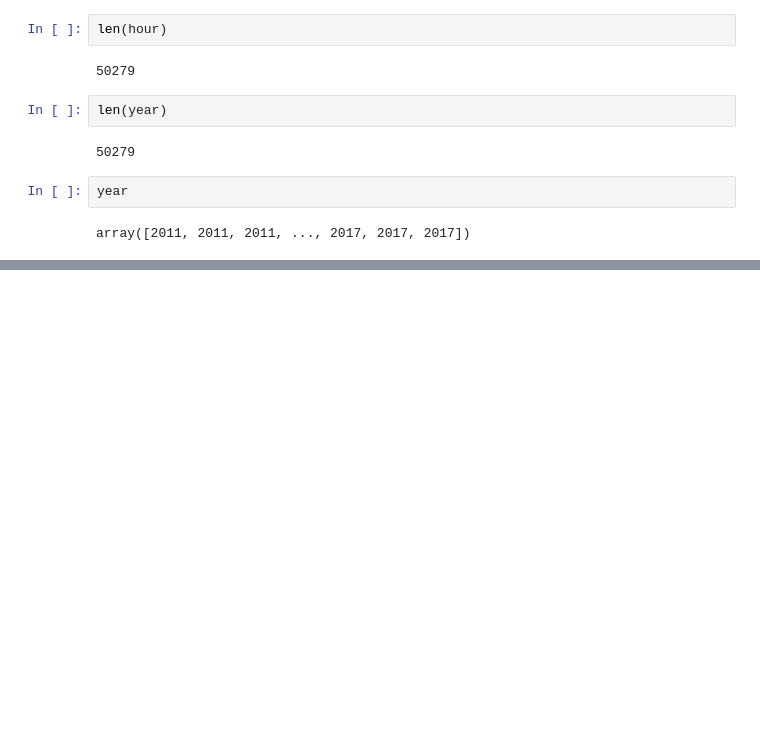
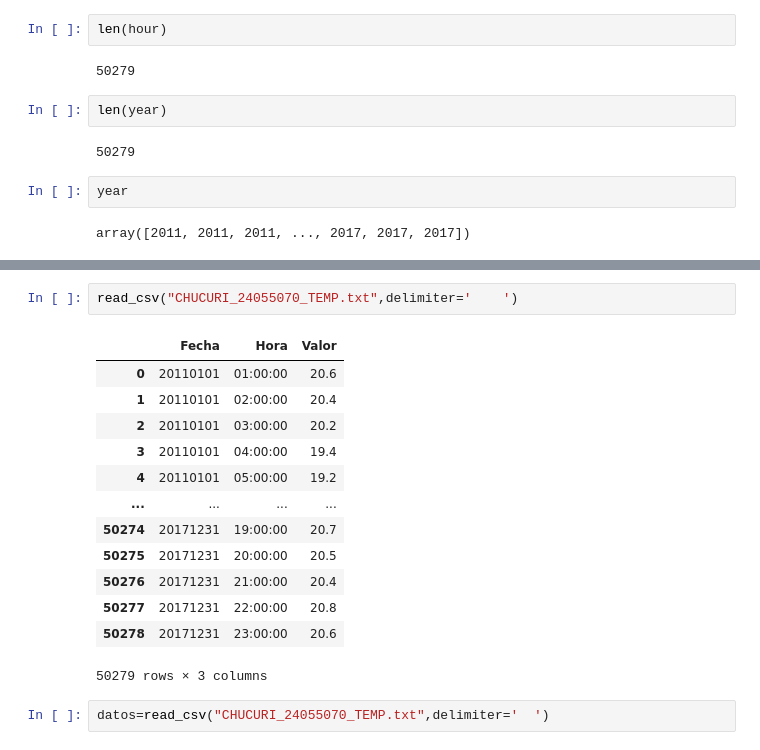
Before and after one commit to chris051091/Seminario-3, a Jupyter notebook: leer_datos_temp.ipynb, the cells around one changed output, grey strips where cells are left out. Drawn from its saved outputs; the diff is of its cells as text; blank space fills up the shorter version.

```diff
--- a/leer_datos_temp.ipynb
+++ b/leer_datos_temp.ipynb
@@ -126,0 +191,18 @@ array([2011, 2011, 2011, ..., 2017, 2017, 2017])
+# %%
+read_csv("CHUCURI_24055070_TEMP.txt",delimiter='	')
+# %% [output]
+|  | Fecha | Hora | Valor |
+| 0 | 20110101 | 01:00:00 | 20.6 |
+| 1 | 20110101 | 02:00:00 | 20.4 |
+| 2 | 20110101 | 03:00:00 | 20.2 |
+| 3 | 20110101 | 04:00:00 | 19.4 |
+| 4 | 20110101 | 05:00:00 | 19.2 |
+| ... | ... | ... | ... |
+| 50274 | 20171231 | 19:00:00 | 20.7 |
+| 50275 | 20171231 | 20:00:00 | 20.5 |
+| 50276 | 20171231 | 21:00:00 | 20.4 |
+| 50277 | 20171231 | 22:00:00 | 20.8 |
+| 50278 | 20171231 | 23:00:00 | 20.6 |
+50279 rows × 3 columns
+# %%
+datos=read_csv("CHUCURI_24055070_TEMP.txt",delimiter='	')
```
Also changed, not shown: parts of 14 cells of this notebook.
